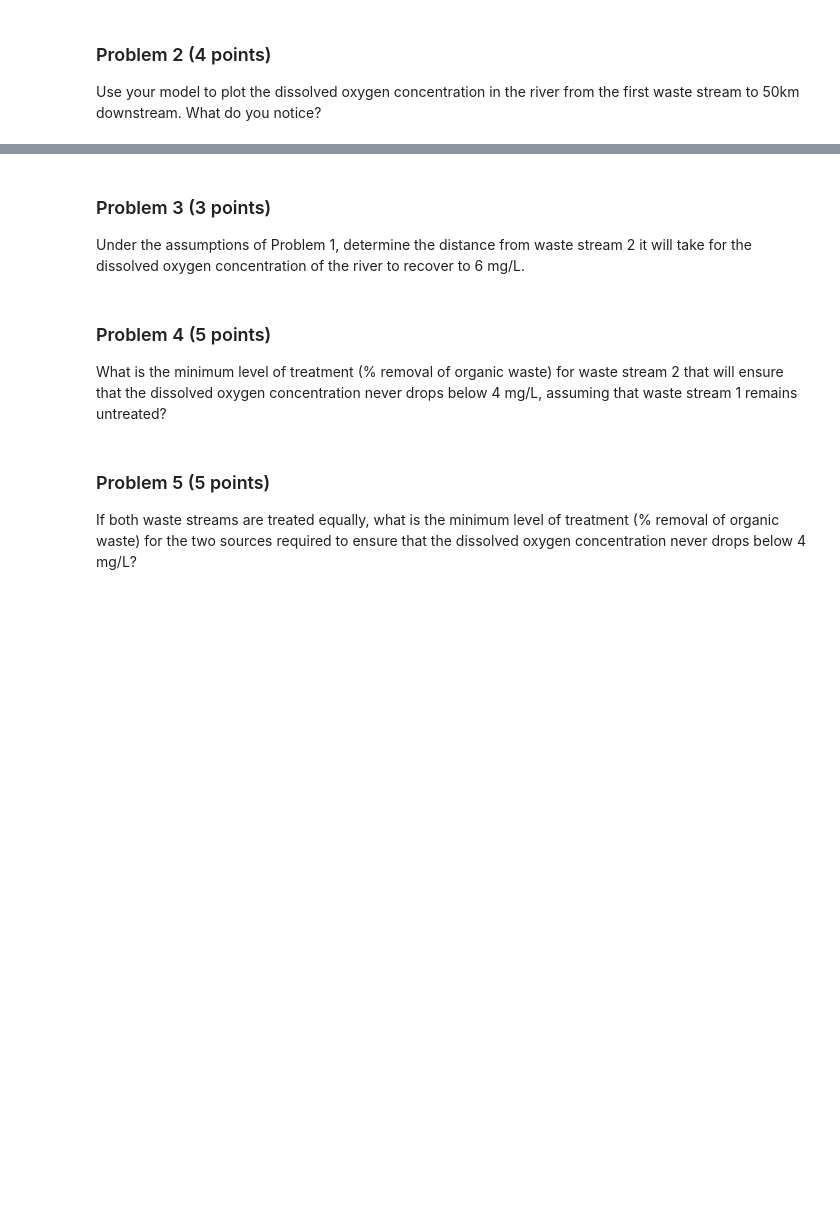
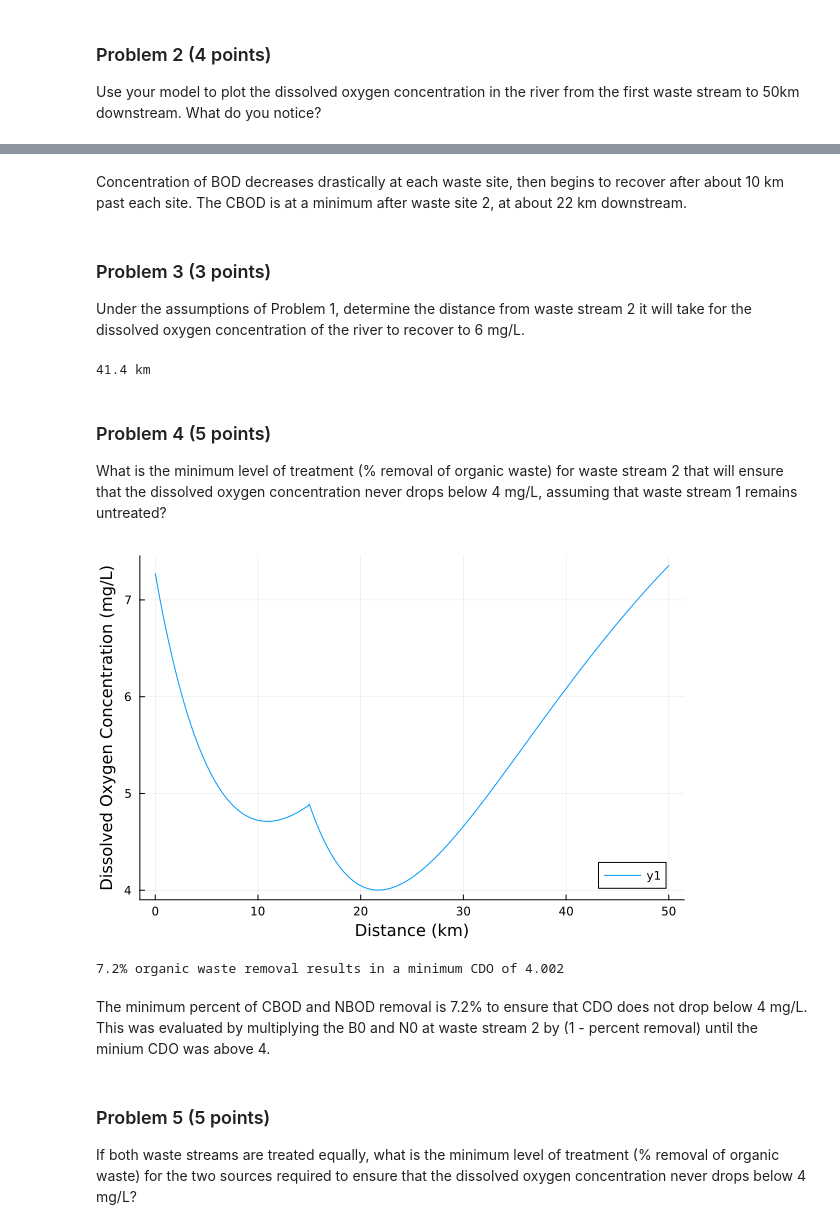
Before and after one commit to BEE4750-FA23/hw02-josephjoonlee, a Jupyter notebook: hw02.ipynb, the cells around one changed output, grey strips where cells are left out. Drawn from its saved outputs; the diff is of its cells as text; code cells hidden in the pictures; blank space fills up the shorter version.

```diff
--- a/hw02.ipynb
+++ b/hw02.ipynb
@@ -77,9 +162,20 @@ from the first waste stream to 50km downstream. What do you notice?
+# %% [markdown]
+Concentration of BOD decreases drastically at each waste site, then begins to recover after about 10 km past each site. The CBOD is at a minimum after waste site 2, at about 22 km downstream.
 # %% [markdown]
 ### Problem 3 (3 points)
 
 Under the assumptions of Problem 1, determine the distance from waste
 stream 2 it will take for the dissolved oxygen concentration of the
 river to recover to 6 mg/L.
+# %%
+for i in 150:length(CDO) # evalulates if CDO is greater than 6 at every x past 15.0
+    if CDO[i] > 6
+    println(round(i * 0.1, digits = 3), " km") # since step size in x is 0.1, final x should be multiplied by 0.1
+    break # break for loop once condition has been met
+    end
+end
+# %% [output]
+41.4 km
 # %% [markdown]
 ### Problem 4 (5 points)
 
@@ -87,6 +183,75 @@ What is the minimum level of treatment (% removal of organic waste) for
 waste stream 2 that will ensure that the dissolved oxygen concentration
 never drops below 4 mg/L, assuming that waste stream 1 remains
 untreated?
+# %%
+# Calculate Initial Conditions
+C0 = (C_river * Q_river + C_waste1 * Q_waste1) / (Q_river + Q_waste1);
+B0 = (B0_river * Q_river + B0_waste1 * Q_waste1) / (Q_river + Q_waste1);
+N0 = (N0_river * Q_river + N0_waste1 * Q_waste1) / (Q_river + Q_waste1);
+
+x = []; # list of x values
+CDO = []; # list for Dissolved Oxygen Concentrations
+CBOD = []; # list of Bio oxygen demands
+NBOD = []; # list of NBOD
+
+
+# Model from x = 1 to 14.9
+for i = 0:0.1:14.9 # ends at 14.9 to prevent double counting of x = 15 in next for loop
+
+    alpha_1 = exp(-ka * i / U);
+    alpha_2 = (kc / (ka - kc)) * (exp(-kc * i / U) - alpha_1);
+    alpha_3 = (kn / (ka - kn)) * (exp(-kn * i / U) - alpha_1);
+
+    C = ((C_s * (1 - alpha_1)) + (C0 * alpha_1) - (B0 * alpha_2) - (N0 * alpha_3)); # calculates CDO
+    B = B0 * exp(-kc * i / U); # calculates CBOD
+    N = N0 * exp(-kn * i / U); # calculates NBOD
+
+    append!(CDO, C); #Adds calculated Concentration to List of CDOs
+    append!(CBOD, B);
+    append!(NBOD, N);
+    append!(x, i) #Adds x value
+end
+
+# Calculate new initial conditions at waste site 2 from conditions at x = 15
+# Percent Removal of CBOD and NBOD
+Percent_removal = 0.072
+
+C0 = (last(CDO) * (Q_river + Q_waste1) + C_waste2 * Q_waste2) / (Q_river + Q_waste1 + Q_waste2);
+B0 = (1 - Percent_removal) * (last(CBOD) * (Q_river + Q_waste1) + B0_waste2 * Q_waste2) / (Q_river + Q_waste1 + Q_waste2);
+N0 = (1 - Percent_removal) * (last(NBOD) * (Q_river + Q_waste1) + N0_waste2 * Q_waste2) / (Q_river + Q_waste1 + Q_waste2);
+
+
+# Model from x = 15 to 50 km
+
+for i = 15:0.1:50
+    alpha_1 = exp(-ka * (i-15) / U); # subtract 15 from i so that it starts calculation at i = 0
+    alpha_2 = (kc / (ka - kc)) * (exp(-kc * (i-15) / U) - alpha_1);
+    alpha_3 = (kn / (ka - kn)) * (exp(-kn * (i-15) / U) - alpha_1);
+
+    C = ((C_s * (1 - alpha_1)) + (C0 * alpha_1) - (B0 * alpha_2) - (N0 * alpha_3)); # calculates CDO
+    B = B0 * exp(-kc * (i-15) / U); # calculates BOD
+    N = N0 * exp(-kn * (i-15) / U); # calculates NBOD
+
+
+    append!(CDO, C); #Adds calculated Concentration to List of CDOs
+    append!(CBOD, B);
+    append!(NBOD, N);
+    append!(x, i) #Adds x value
+
+end
+
+plot(x, CDO)
+ylabel!("Dissolved Oxygen Concentration (mg/L)")
+xlabel!("Distance (km)")
+# %% [output]
+[figure, added]
+# %%
+println(round(Percent_removal * 100, digits = 3), "% organic waste removal results in a minimum CDO of ", round(minimum(CDO), digits = 3))
+# %% [output]
+7.2% organic waste removal results in a minimum CDO of 4.002
+# %% [markdown]
+The minimum percent of CBOD and NBOD removal is 7.2% to ensure that CDO does not drop below 4 mg/L.
+This was evaluated by multiplying the B0 and N0 at waste stream 2 by (1 - percent removal) until the minium CDO was above 4.
 # %% [markdown]
 ### Problem 5 (5 points)
 
```
Also changed, not shown: parts of 15 cells of this notebook.
